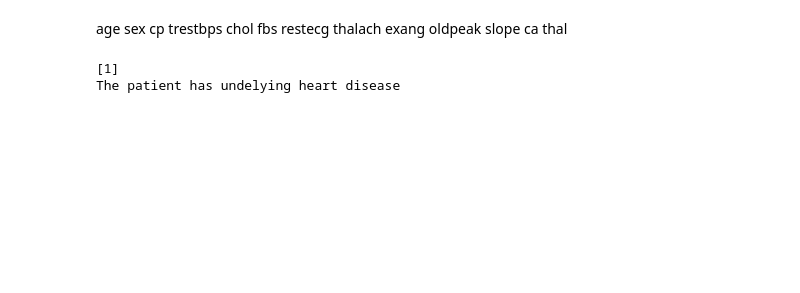
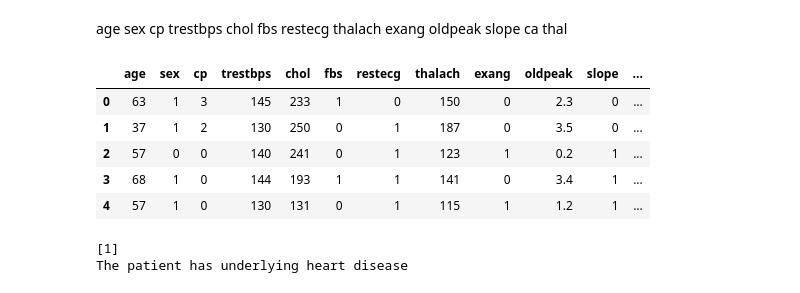
Before and after one commit to souvik0306/Heart-Disease-Prediction, a Jupyter notebook: heart.ipynb, the cells around one changed output. Cells and saved outputs as stored; diff of their text form; code cells hidden in the pictures; blank space fills up the shorter version.

```diff
--- a/heart.ipynb
+++ b/heart.ipynb
@@ -161,16 +176,32 @@ plt.show()
 # %% [markdown]
 age	sex	cp	trestbps	chol	fbs	restecg	thalach	exang	oldpeak	slope	ca	thal
+# %%
+test_data = pd.read_csv('random_test.csv')
+# %%
+x_unknown = test_data.drop(columns='target',axis=1)
+x_test_data = standardized.fit_transform(x_unknown)
+# %%
+x_unknown.head()
+# %% [output]
+|  | age | sex | cp | trestbps | chol | fbs | restecg | thalach | exang | oldpeak | slope | ... |
+| 0 | 63 | 1 | 3 | 145 | 233 | 1 | 0 | 150 | 0 | 2.3 | 0 | ... |
+| 1 | 37 | 1 | 2 | 130 | 250 | 0 | 1 | 187 | 0 | 3.5 | 0 | ... |
+| 2 | 57 | 0 | 0 | 140 | 241 | 0 | 1 | 123 | 1 | 0.2 | 1 | ... |
+| 3 | 68 | 1 | 0 | 144 | 193 | 1 | 1 | 141 | 0 | 3.4 | 1 | ... |
+| 4 | 57 | 1 | 0 | 130 | 131 | 0 | 1 | 115 | 1 | 1.2 | 1 | ... |
 # %%
-test_input = (35,1,0,120,198,40,1,130,1,1.6,1,0,3)
+test_input = (0.83302714,  0.63245553,  1.34164079,  1.10238292,  0.28237173,
+         1.58113883, -1.58113883,  0.16345506, -0.63245553,  0.46667508,
+        -1.58113883, -0.78446454, -1.96116135)
 test_input = np.asarray(test_input)
 test_input = test_input.reshape(1,-1)
 prediction = model.predict(test_input)
 print(prediction)
 
 if prediction[0] == 1:
-    print("The patient has undelying heart disease")
+    print("The patient has underlying heart disease")
 else:
-    print("The patient does not have undelying heart disease")
+    print("The patient does not have underlying heart disease")
 # %% [output]
 [1]
-The patient has undelying heart disease
+The patient has underlying heart disease
```
Also changed, not shown: parts of 16 cells of this notebook, 1 other file.
